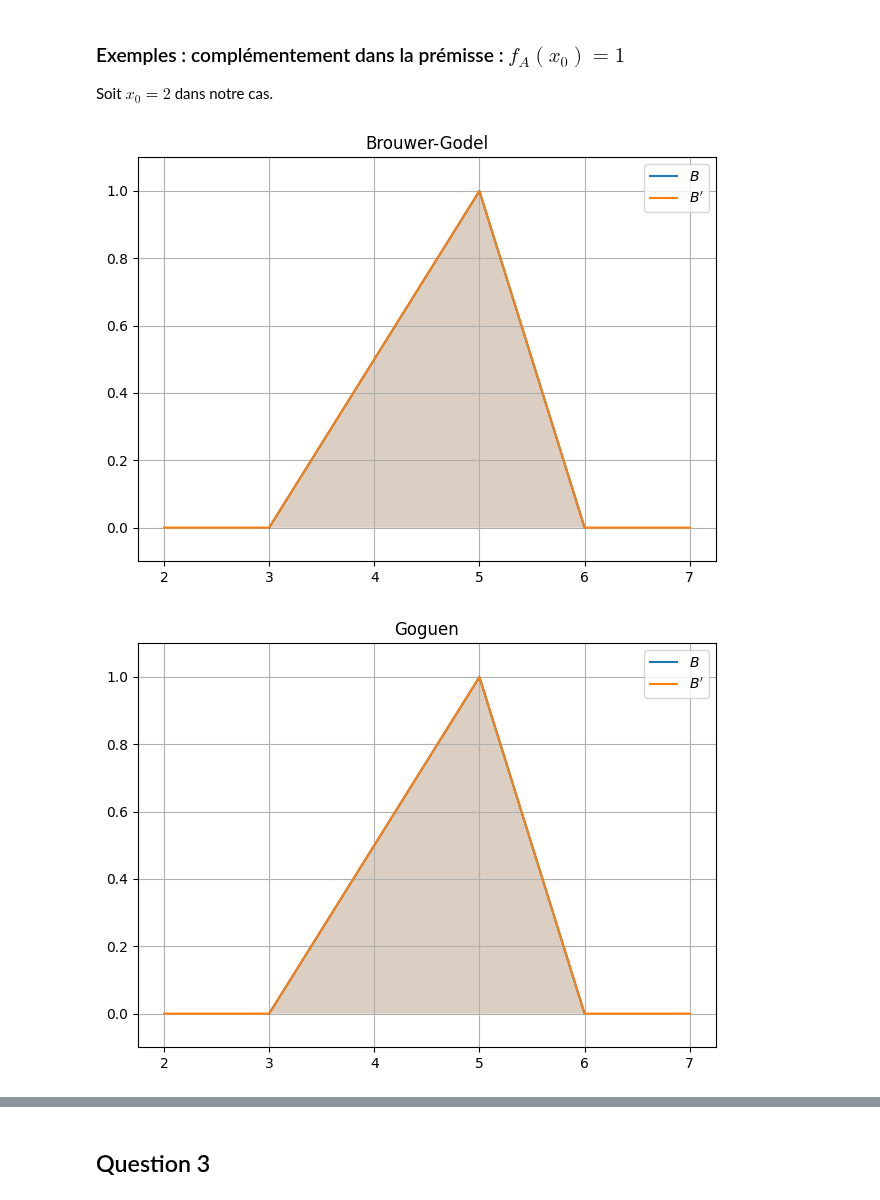
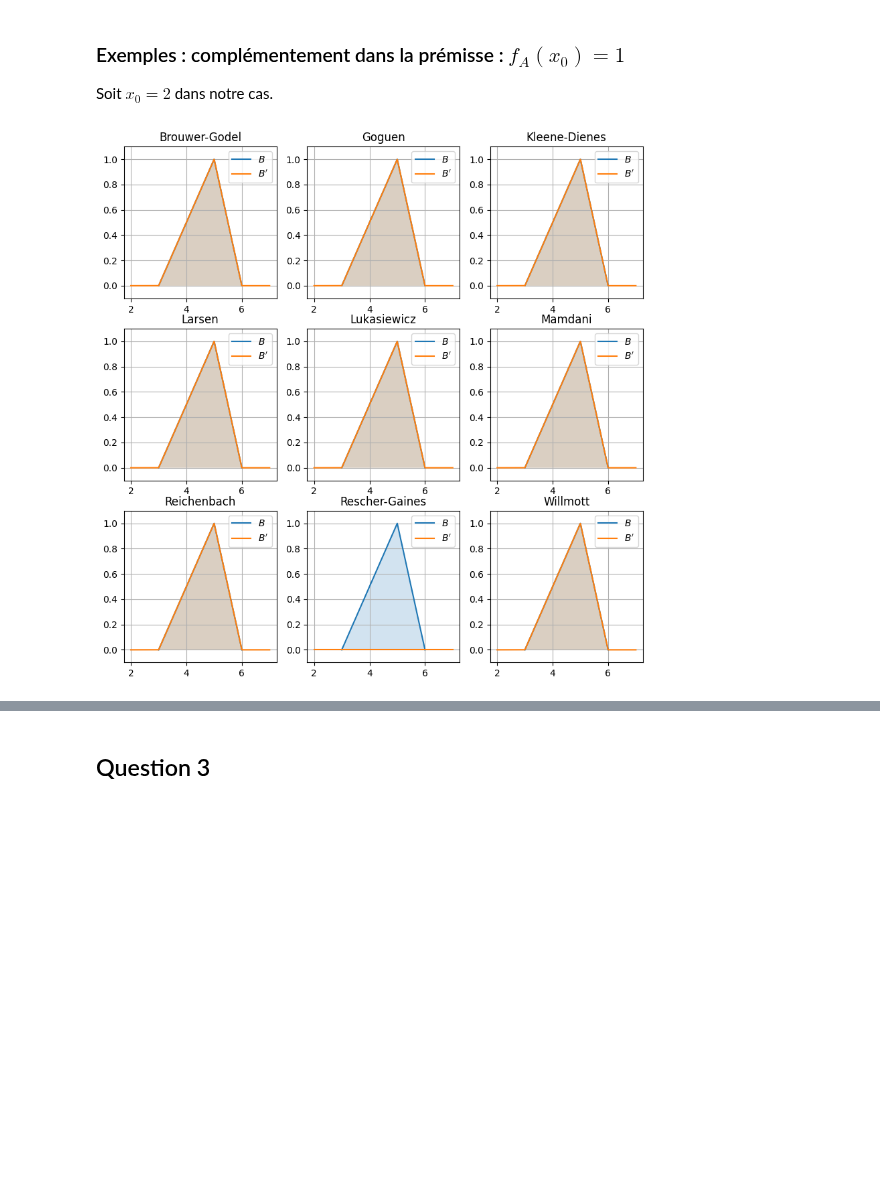
Before and after one commit to CharlesAttend/M2-DAC, a Jupyter notebook: XAI/TME/TME4-5/TME4.ipynb, the cells around one changed output, grey strips where cells are left out. Cells and saved outputs as stored; diff of their text form; code cells hidden in the pictures; blank space fills up the shorter version.

```diff
--- a/XAI/TME/TME4-5/TME4.ipynb
+++ b/XAI/TME/TME4-5/TME4.ipynb
@@ -110,7 +110,7 @@ plot_sefs(sef, alpha=0.6)
 # %% [output]
 [figure]
 # %%
-def tracer_sous_ensembles_flous(dict_sefs, complement=None, separate_plots=False, title=None, **kwargs):
+def tracer_sous_ensembles_flous(dict_sefs, complement=None, separate_plots=False, title=None, ax=None, **kwargs):
     """Trace plusieurs sous-ensembles flous sur un intervalle donné de R.
 
     :param dict dict_sefs: Dictionnaire où les clés sont les étiquettes (labels) et les
@@ -120,9 +120,7 @@ def tracer_sous_ensembles_flous(dict_sefs, complement=None, separate_plots=False
     """
 
     num_subplots = len(dict_sefs)
-    labels = list(dict_sefs.keys())
-    sefs = list(dict_sefs.values())
-
+    assert not (separate_plots and ax), "Separate_plot and ax are exclusive parameters"
     if separate_plots:
         # Logique pour les subplots séparés
         cols = int(np.ceil(np.sqrt(num_subplots))) + 1
@@ -162,7 +160,8 @@ def tracer_sous_ensembles_flous(dict_sefs, complement=None, separate_plots=False
         if title is None:
             title = "Sous-ensembles flous combinés"
         # Logique pour un seul plot combinant tous les ensembles flous
-        fig, ax = plt.subplots()
+        if not ax:
+            fig, ax = plt.subplots()
         for label, sef in dict_sefs.items():
             ax.plot(sef[:, 0], sef[:, 1], label=label)
             ax.fill_between(sef[:, 0], sef[:, 1], alpha=0.2)
@@ -178,8 +177,9 @@ def tracer_sous_ensembles_flous(dict_sefs, complement=None, separate_plots=False
         ax.legend()
         ax.grid(True)
 
-    plt.tight_layout()
-    plt.show()
+    if not ax:
+        plt.tight_layout()
+        plt.show()
 
 
 # Utilisation de la fonction
@@ -519,6 +519,13 @@ class FonctionImplication:
     @staticmethod
     def willmott(u, v):
         return np.maximum(1 - u, np.minimum(u, v))
+
+    @staticmethod
+    def rescher_gaines(u, v):
+        if (u <= v).all():
+            return 1
+        else:
+            return 0
 # %% [markdown]
 ## Question 1
 # %%
@@ -570,9 +577,11 @@ tracer_sous_ensembles_flous({"$A$": A, "$B$": B})
 # %% [markdown]
 ### Exemples : cas d'observation précise
 # %%
-for item in staticmethods:
+fig, axs = plt.subplots(nrows=3, ncols=3, figsize=(10,10))
+axs = axs.flatten()
+for i, item in enumerate(staticmethods):
     title = item.replace("_", "-").title()
     tracer_sous_ensembles_flous(
-        {**{"$B$": B}, **{f"$B'$": implication_floue(A, B, x0, getattr(FonctionImplication, item))}}, title=title
+        {**{"$B$": B}, **{f"$B'$": implication_floue(A, B, x0, getattr(FonctionImplication, item))}}, title=title, ax=axs[i]
     )
 # %% [output]
@@ -589,9 +591,11 @@ for item in staticmethods:
 
 Soit $x_0 \ge 4$ ou $x_0 \le 1$ dans notre cas.
 # %%
-for item in staticmethods:
+fig, axs = plt.subplots(nrows=3, ncols=3, figsize=(10,10))
+axs = axs.flatten()
+for i, item in enumerate(staticmethods):
     title = item.replace("_", "-").title()
     tracer_sous_ensembles_flous(
-        {**{"$B$": B}, **{f"$B'$": implication_floue(A, B, 0, getattr(FonctionImplication, item))}}, title=title
+        {**{"$B$": B}, **{f"$B'$": implication_floue(A, B, 0, getattr(FonctionImplication, item))}}, title=title, ax=axs[i]
     )
 # %% [output]
@@ -608,11 +605,12 @@ for item in staticmethods:
 
 Soit $x_0 = 2$ dans notre cas.
 # %%
-for item in staticmethods:
+fig, axs = plt.subplots(nrows=3, ncols=3, figsize=(10,10))
+axs = axs.flatten()
+for i, item in enumerate(staticmethods):
     title = item.replace("_", "-").title()
     tracer_sous_ensembles_flous(
-        {**{"$B$": B}, **{f"$B'$": implication_floue(A, B, 2, getattr(FonctionImplication, item))}}, title=title
+        {**{"$B$": B}, **{f"$B'$": implication_floue(A, B, 2, getattr(FonctionImplication, item))}}, title=title, ax=axs[i]
     )
 # %% [output]
-[figure, old version]
+[figure, new version]
-[figure, removed]
```
Also changed, not shown: parts of 17 cells of this notebook.
